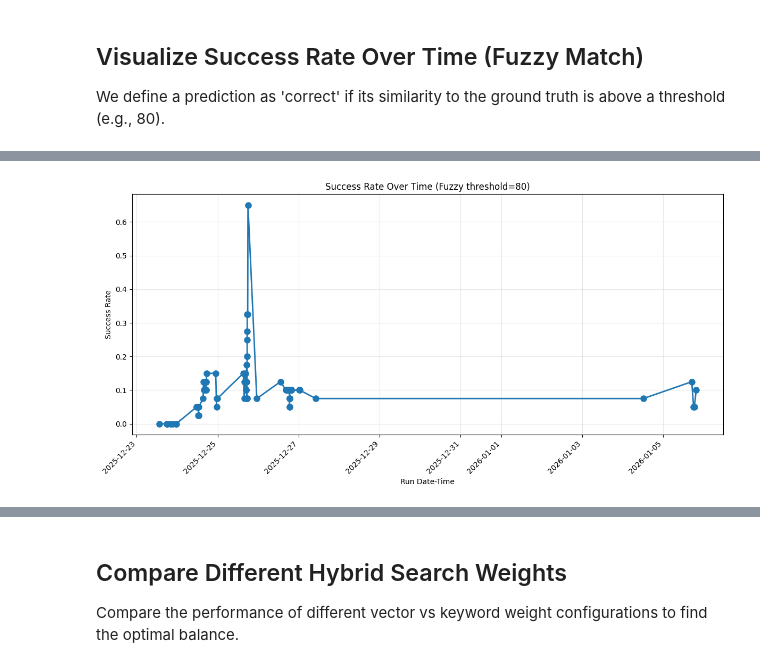
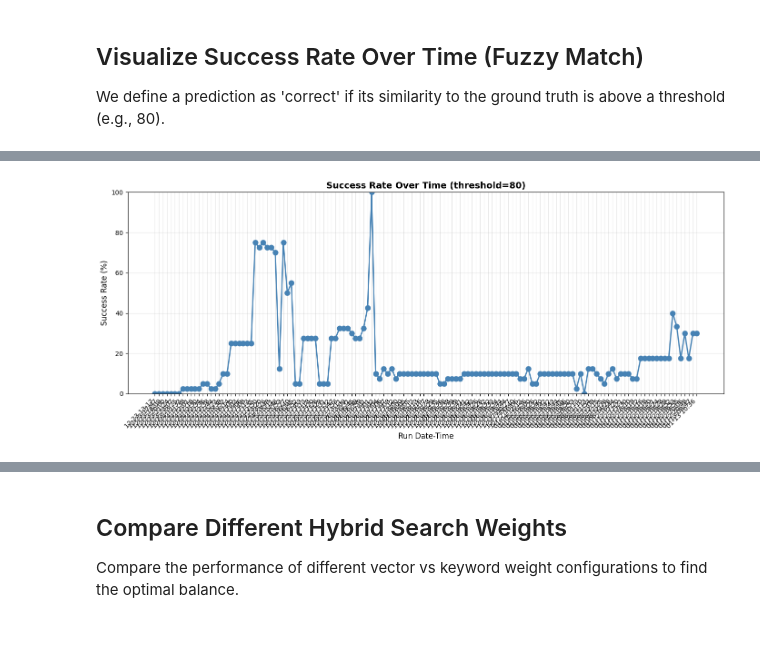
Before and after one commit to n-boshnakov/boardgame-rules-checker, a Jupyter notebook: notebooks/qa_success_analysis.ipynb, the cells around one changed output, grey strips where cells are left out. Saved outputs shown, nothing was run; the diff lists cells and outputs as text; code cells hidden in the pictures; blank space fills up the shorter version.

```diff
--- a/notebooks/qa_success_analysis.ipynb
+++ b/notebooks/qa_success_analysis.ipynb
@@ -159,55 +236,87 @@ We define a prediction as 'correct' if its similarity to the ground truth is abo
 # %%
 import glob
 import re
+import pandas as pd
+import matplotlib.pyplot as plt
 from datetime import datetime
 
 # Find all archived qa_results files
 archive_files = sorted(glob.glob('../data/processed/archive/qa_results_*.csv'))
 
-# Extract datetime from filename for sorting
-pattern = re.compile(r'qa_results_(\d{4})-(\d{2})-(\d{2})_(\d{2})-(\d{2})-(\d{2})_\d+s(?:_w\d+)?\.csv$')
+# Extract datetime from filename
+pattern = re.compile(r'qa_results_(\d{4}-\d{2}-\d{2}_\d{2}-\d{2}-\d{2})_\d+s')
 
 def extract_dt(fname):
     match = pattern.search(fname)
     if match:
-        year, month, day, hour, minute, second = match.groups()
-        return datetime(int(year), int(month), int(day), int(hour), int(minute), int(second))
+        return match.group(1)
     return None
 
-# Filter and sort files by datetime
-archive_data = [(f, extract_dt(f)) for f in archive_files]
-archive_data = [(f, dt) for f, dt in archive_data if dt is not None]
-archive_data.sort(key=lambda x: x[1])
+# Filter and sort by datetime
+valid_files = []
+for f in archive_files:
+    dt_str = extract_dt(f)
+    if dt_str:
+        valid_files.append((f, dt_str))
+
+valid_files = sorted(valid_files, key=lambda x: x[1])
 
 success_rates = []
 datetimes = []
+file_labels = []
 threshold = 80
 
-for f, dt in archive_data:
-    df = pd.read_csv(f)
-    if 'similarity' not in df.columns:
-        # Compute similarity if not present
-        try:
-            from rapidfuzz import fuzz
-        except ImportError:
-            import sys, subprocess
-            subprocess.check_call([sys.executable, '-m', 'pip', 'install', 'rapidfuzz'])
-            from rapidfuzz import fuzz
-        similarities = [fuzz.token_set_ratio(str(gt), str(pred)) for gt, pred in zip(df['ground_truth'], df['predicted'])]
-        df['similarity'] = similarities
-    correct = (df['similarity'] >= threshold).mean()
-    success_rates.append(correct)
-    datetimes.append(dt)
+print(f"Found {len(valid_files)} valid archive files")
 
-plt.figure(figsize=(12,6))
-plt.plot(datetimes, success_rates, marker='o', linestyle='-', linewidth=2, markersize=8)
-plt.xticks(rotation=45, ha='right')
-plt.xlabel('Run Date-Time')
-plt.ylabel('Success Rate')
-plt.title(f'Success Rate Over Time (Fuzzy threshold={threshold})')
-plt.grid(True, alpha=0.3)
-plt.tight_layout()
-plt.show()
+for f, dt in valid_files:
+    try:
+        df = pd.read_csv(f)
 
-print(f"Analyzed {len(datetimes)} QA result files from {datetimes[0].strftime('%Y-%m-%d %H:%M:%S')} to {datetimes[-1].strftime('%Y-%m-%d %H:%M:%S')}")
+        # Handle different score column formats
+        if 'overall_score' in df.columns:
+            # Multi-dimensional scoring format (0-1 scale)
+            similarity_scores = df['overall_score'] * 100
+        elif 'score' in df.columns:
+            # Old format with single score (0-1 scale)
+            similarity_scores = df['score'] * 100
+        elif 'similarity' in df.columns:
+            # Already computed similarity
+            similarity_scores = df['similarity']
+        else:
+            # Compute similarity if not present
+            try:
+                from rapidfuzz import fuzz
+                similarity_scores = [fuzz.token_set_ratio(str(gt), str(pred))
+                                   for gt, pred in zip(df['ground_truth'], df['predicted'])]
+            except:
+                print(f"Skipping {f}: cannot compute similarity")
+                continue
+
+        correct = (pd.Series(similarity_scores) >= threshold).mean()
+        success_rates.append(correct * 100)  # Convert to percentage
+        datetimes.append(dt)
+
+        # Create short label from datetime
+        dt_obj = datetime.strptime(dt, '%Y-%m-%d_%H-%M-%S')
+        file_labels.append(dt_obj.strftime('%m-%d %H:%M'))
+    except Exception as e:
+        print(f"Error processing {f}: {e}")
+
+if not success_rates:
+    print("No valid data found to plot")
+else:
+    plt.figure(figsize=(14, 6))
+    plt.plot(range(len(success_rates)), success_rates, marker='o', linewidth=2, markersize=8, color='steelblue')
+
+    plt.xticks(range(len(success_rates)), file_labels, rotation=45, ha='right')
+    plt.xlabel('Run Date-Time', fontsize=12)
+    plt.ylabel('Success Rate (%)', fontsize=12)
+    plt.title(f'Success Rate Over Time (threshold={threshold})', fontsize=14, fontweight='bold')
+    plt.ylim(0, 100)
+    plt.grid(True, alpha=0.3)
+    plt.tight_layout()
+    plt.show()
+
+    print(f"\nSuccess rate range: {min(success_rates):.1f}% to {max(success_rates):.1f}%")
+    print(f"Latest success rate: {success_rates[-1]:.1f}%")
 # %% [output]
@@ -214 +324 @@ print(f"Analyzed {len(datetimes)} QA result files from {datetimes[0].strftime('%
-[figure, old version]
+[figure, new version]
```
Also changed, not shown: parts of 9 cells of this notebook, 25 other files.
